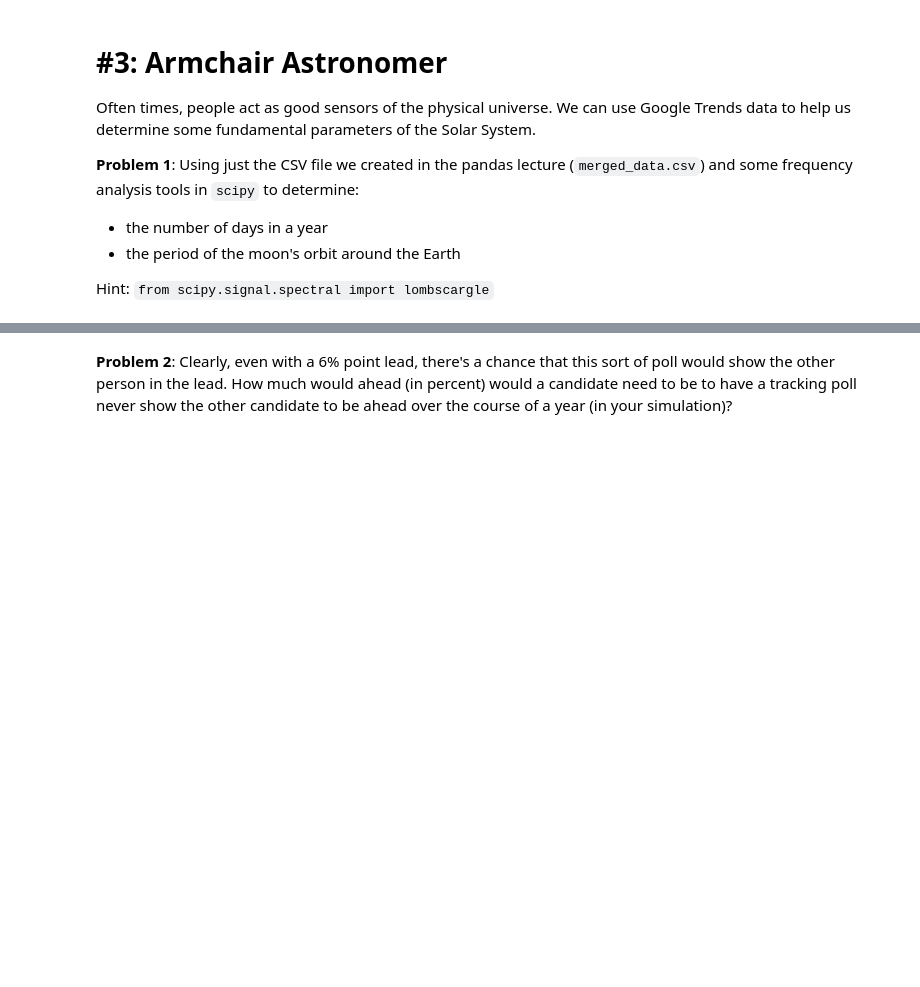
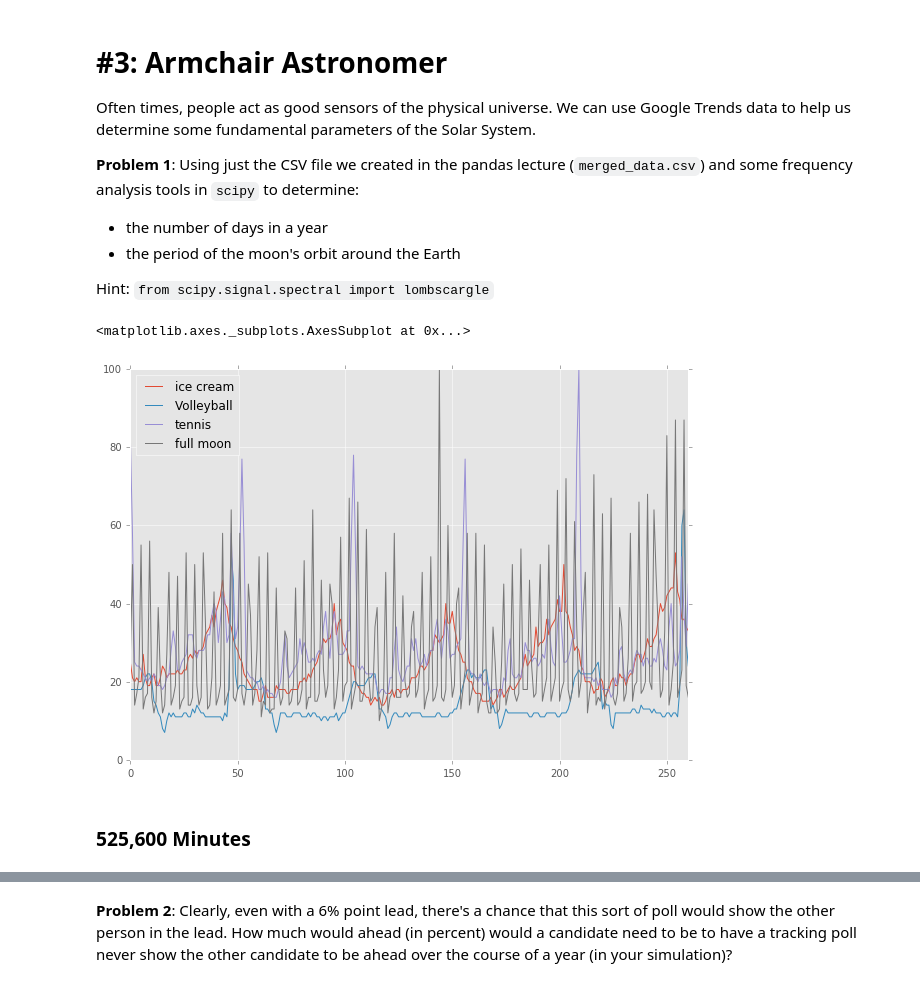
Before and after one commit to danlurie/py4sci_homework, a Jupyter notebook: hw_1/hw_1_assignment.ipynb, the cells around one changed output, grey strips where cells are left out. Saved outputs shown, nothing was run; the diff lists cells and outputs as text; code cells hidden in the pictures; blank space fills up the shorter version.

```diff
--- a/hw_1/hw_1_assignment.ipynb
+++ b/hw_1/hw_1_assignment.ipynb
@@ -75,6 +75,7 @@ from scipy.signal import fftconvolve
 import matplotlib.pyplot as plt
 import collections
 %matplotlib inline
+plt.style.use('ggplot')
 # %%
 # Get a list of the image files.
 img_files = os.listdir('Data')
@@ -336,0 +324,9 @@ Hint: `from scipy.signal.spectral import lombscargle`
+# %%
+ngram_data = pd.read_csv('../../python-seminar/DataFiles_and_Notebooks/12_pandas/merged_data.csv', parse_dates=[0])
+# %%
+ngram_data.plot(figsize=(10,7))
+# %% [output]
+<matplotlib.axes._subplots.AxesSubplot at 0x...>
+[figure, added]
+# %% [markdown]
+### 525,600 Minutes
```
Also changed, not shown: parts of 18 cells of this notebook.
